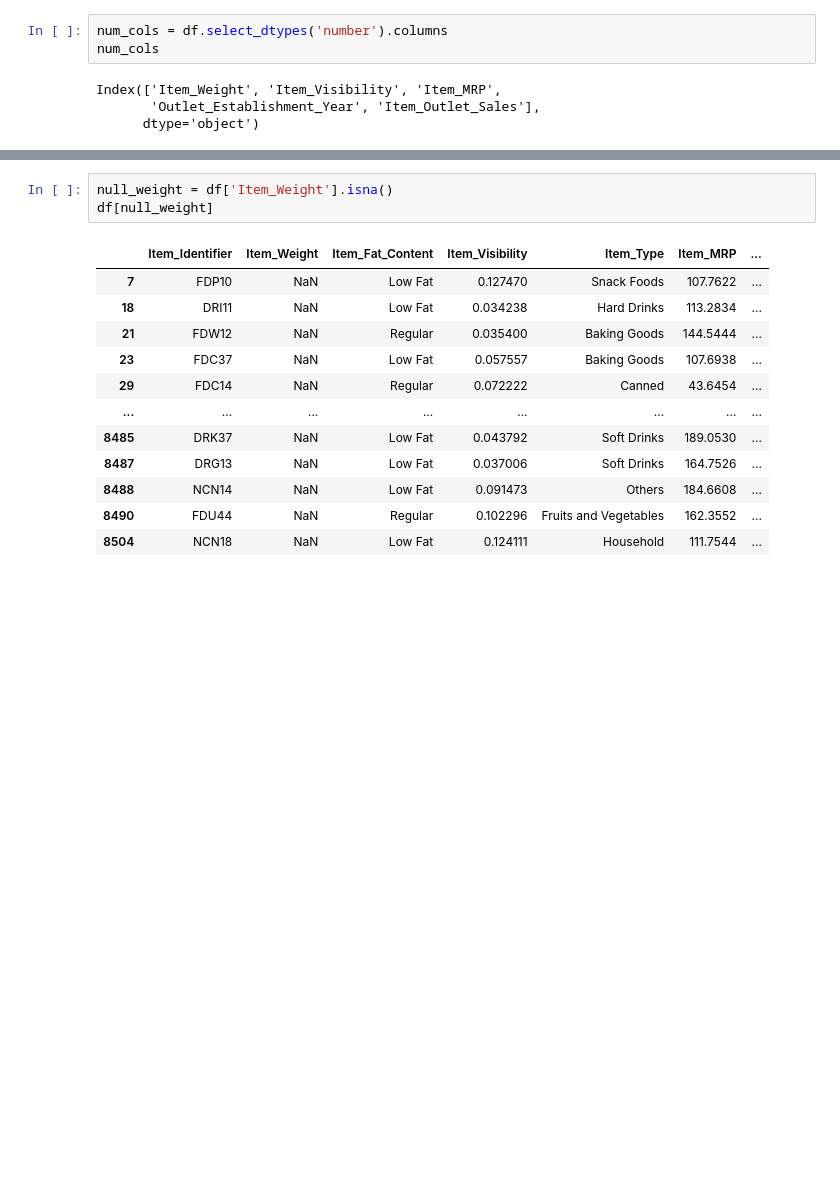
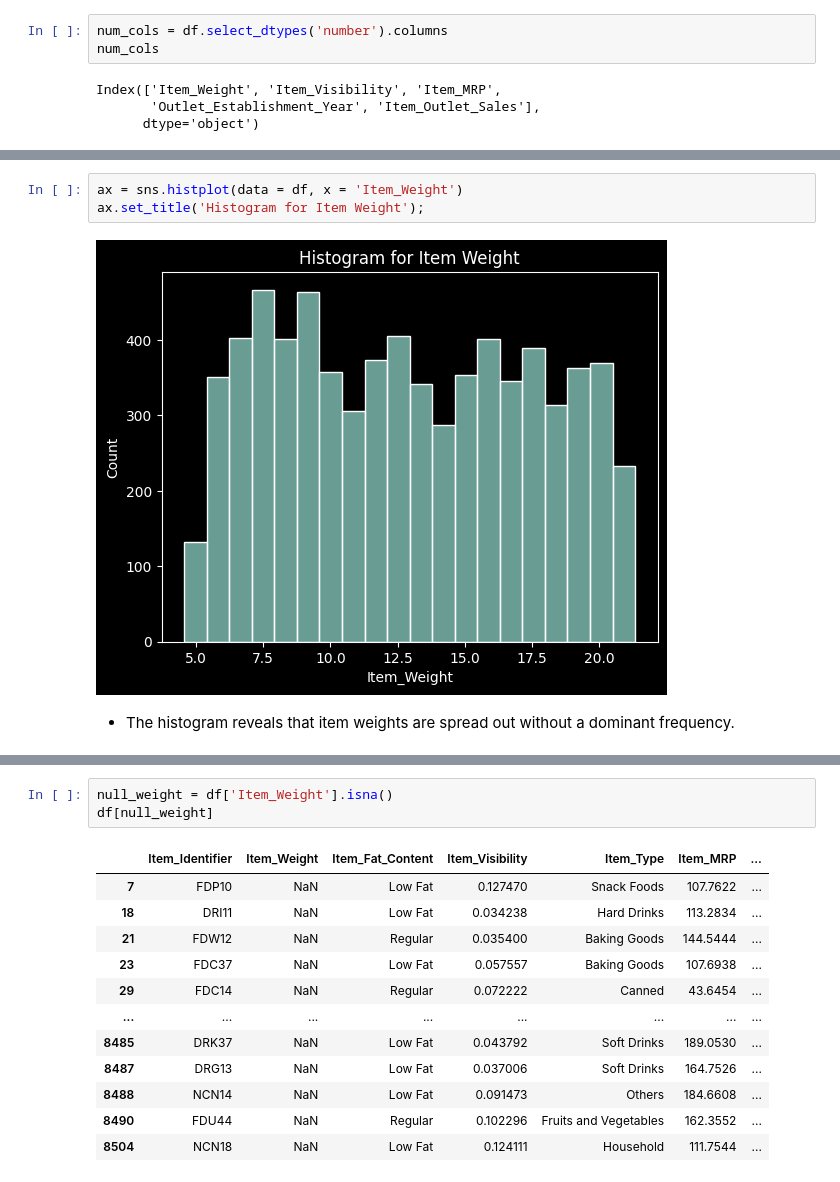
Before and after one commit to QustaB/Prediction_of_Production_Sales, a Jupyter notebook: Prediction_of_Production_Sales.ipynb, the cells around one changed output, grey strips where cells are left out. Cells and saved outputs as stored; diff of their text form; blank space fills up the shorter version.

```diff
--- a/Prediction_of_Production_Sales.ipynb
+++ b/Prediction_of_Production_Sales.ipynb
@@ -186,3 +211,10 @@ print(null_columns[null_columns>0])
 # %% [output]
 Item_Weight    1463
 dtype: int64
+# %%
+ax = sns.histplot(data = df, x = 'Item_Weight')
+ax.set_title('Histogram for Item Weight');
+# %% [output]
+[figure, added]
+# %% [markdown]
+- The histogram reveals that item weights are spread out without a dominant frequency.
```
Also changed, not shown: parts of 40 cells of this notebook.
